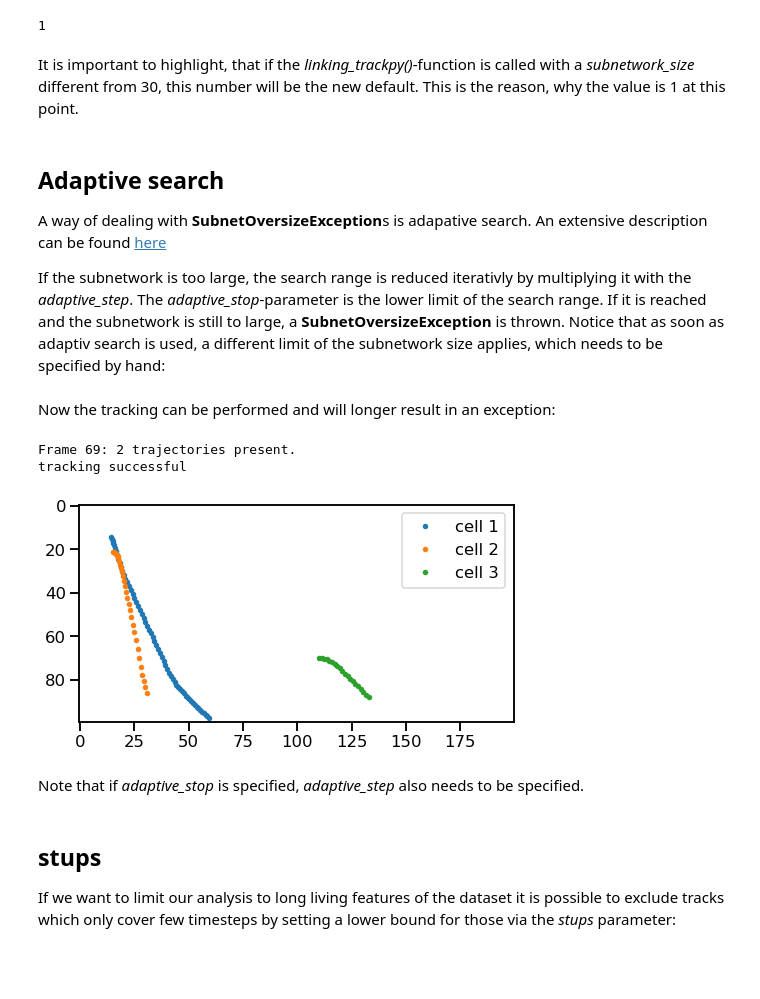
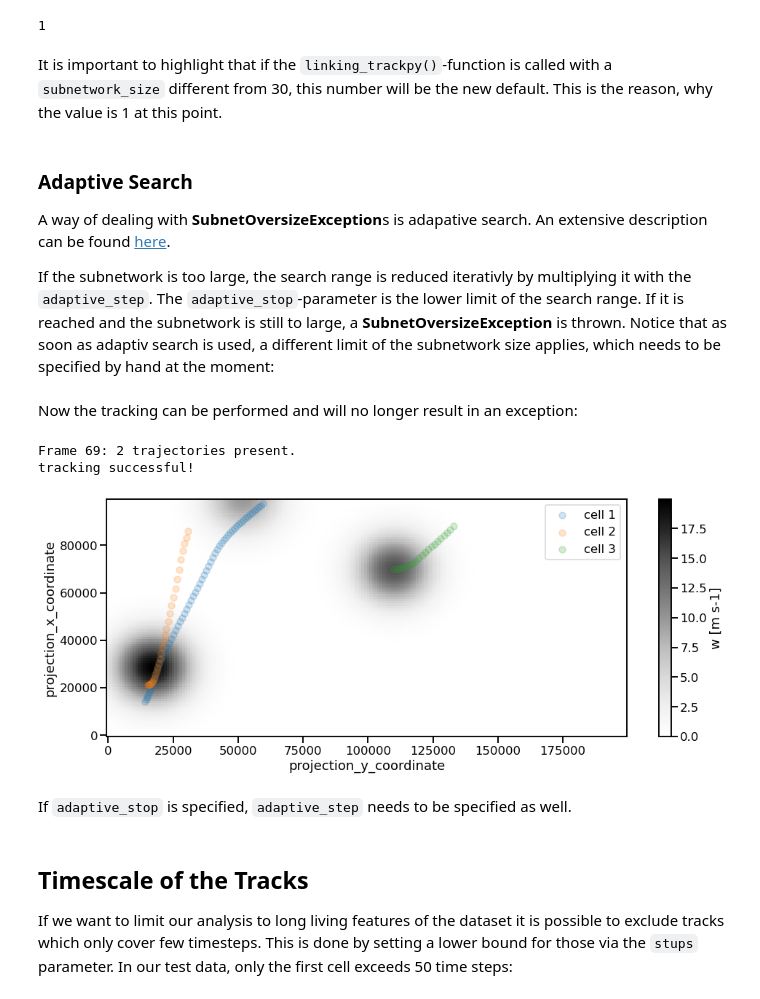
Before and after one commit to tobac-project/tobac-tutorials, a Jupyter notebook: tutorials/Basics/Linking.ipynb, the cells around one changed output. Saved outputs shown, nothing was run; the diff lists cells and outputs as text; code cells hidden in the pictures; blank space fills up the shorter version.

```diff
--- a/tutorials/Basics/Linking.ipynb
+++ b/tutorials/Basics/Linking.ipynb
@@ -17,7 +22,6 @@ Since it has a time dimension, the sample data from the testing utilities is als
 data = tobac.testing.make_sample_data_2D_3blobs_inv()
 dxy, dt = tobac.utils.get_spacings(data)
 features = tobac.themes.tobac_v1.feature_detection_multithreshold(data, dxy, threshold=1)
-mask, features = tobac.themes.tobac_v1.segmentation(features, data, dxy, threshold=1)
 # %% [markdown]
 Now the linking via trackpy can be performed. Notice that the temporal spacing is also a required input this time. Additionally, it is necessary to provide either a maximum speed *v_max* or a maximum search range *d_max*. Here we use a maximum speed of 100 m/s:
 # %%
@@ -168,13 +158,20 @@ in our case.
 # %%
-track = tobac.themes.tobac_v1.linking_trackpy(features, data, dt=dt, dxy=dxy, d_max = 4200)
+track = tobac.themes.tobac_v1.linking_trackpy(features, data, dt=dt, dxy=dxy, d_max = 4200, method_linking='predict')
 
-fig, ax = plt.subplots(ncols = 1, nrows = 1, figsize = (8, 4))
-ax.imshow(data[0], alpha = 0)
+fig, ax = plt.subplots(ncols = 1, nrows = 1, figsize = (16, 6))
 
-for i, cell_track in enumerate(track.groupby('cell')):
-    ax.plot(cell_track[1]['hdim_2'], cell_track[1]['hdim_1'], marker = '.', linestyle = '', label = 'cell {}'.format(i+1))
+data.isel(time=50).plot(ax=ax, cmap = 'Greys')
 
-ax.legend()
-plt.show()
+for i, cell_track in track.groupby('cell'):
+    cell_track.plot.scatter(
+                    y="projection_x_coordinate",
+                    x="projection_y_coordinate",
+                    ax=ax,
+                    marker="o",
+                    alpha=0.2,
+                    label='cell {0}'.format(int(i))
+                )
+
+plt.legend()
 # %% [output]
 Frame 69: 2 trajectories present.
@@ -215,45 +213,52 @@ tp.linking.Linker.MAX_SUB_NET_SIZE
 # %% [output]
 1
 # %% [markdown]
-It is important to highlight, that if the *linking_trackpy()*-function is called with a *subnetwork_size* different from 30, this number will be the new default. This is the reason, why the value is 1 at this point.
+It is important to highlight that if the `linking_trackpy()`-function is called with a `subnetwork_size` different from 30, this number will be the new default. This is the reason, why the value is 1 at this point.
 # %% [markdown]
-## Adaptive search
+### Adaptive Search
 
-A way of dealing with **SubnetOversizeException**s is adapative search. An extensive description can be found [here](https://soft-matter.github.io/trackpy/v0.3.0/tutorial/adaptive-search.html)
+A way of dealing with **SubnetOversizeException**s is adapative search. An extensive description can be found [here](https://soft-matter.github.io/trackpy/v0.3.0/tutorial/adaptive-search.html).
 
-If the subnetwork is too large, the search range is reduced iterativly by multiplying it with the *adaptive_step*. The *adaptive_stop*-parameter is the lower limit of the search range. If it is reached and the subnetwork is still to large, a **SubnetOversizeException** is thrown. Notice that as soon as adaptiv search is used, a different limit of the subnetwork size applies, which needs to be specified by hand:
+If the subnetwork is too large, the search range is reduced iterativly by multiplying it with the `adaptive_step`. The `adaptive_stop`-parameter is the lower limit of the search range. If it is reached and the subnetwork is still to large, a **SubnetOversizeException** is thrown. Notice that as soon as adaptiv search is used, a different limit of the subnetwork size applies, which needs to be specified by hand at the moment:
 # %%
 tp.linking.Linker.MAX_SUB_NET_SIZE_ADAPTIVE = 1
 # %% [markdown]
-Now the tracking can be performed and will longer result in an exception:
+Now the tracking can be performed and will no longer result in an exception:
 # %%
 try:
 
     track = tobac.themes.tobac_v1.linking_trackpy(features, data, dt = dt, dxy = dxy, v_max=1000, adaptive_stop=10, adaptive_step = 0.9)
-    print('tracking successful')
+    print('tracking successful!')
 
-    fig, ax = plt.subplots(ncols = 1, nrows = 1, figsize = (8, 4))
-    ax.imshow(data[0], alpha = 0)
+    fig, ax = plt.subplots(ncols = 1, nrows = 1, figsize = (16, 6))
 
-    for i, cell_track in enumerate(track.groupby('cell')):
-        ax.plot(cell_track[1]['hdim_2'], cell_track[1]['hdim_1'], marker = '.', linestyle = '', label = 'cell {}'.format(i+1))
+    data.isel(time=50).plot(ax=ax, cmap = 'Greys')
 
-    ax.legend()
-    plt.show()
+    for i, cell_track in track.groupby('cell'):
+        cell_track.plot.scatter(
+                    y="projection_x_coordinate",
+                    x="projection_y_coordinate",
+                    ax=ax,
+                    marker="o",
+                    alpha=0.2,
+                    label='cell {0}'.format(int(i))
+                )
+
+    plt.legend()
 
 except SubnetOversizeException as e:
 
-    print('Tracking not possible because {}'.format(e))
+    print('Tracking not possible because the {}'.format(e))
 # %% [output]
 Frame 69: 2 trajectories present.
-tracking successful
+tracking successful!
-[figure, old version]
+[figure, new version]
 # %% [markdown]
-Note that if *adaptive_stop* is specified, *adaptive_step* also needs to be specified.
+If `adaptive_stop` is specified, `adaptive_step` needs to be specified as well.
 # %% [markdown]
-## stups
+## Timescale of the Tracks
 
-If we want to limit our analysis to long living features of the dataset it is possible to exclude tracks which only cover few timesteps by setting a lower bound for those via the *stups* parameter:
+If we want to limit our analysis to long living features of the dataset it is possible to exclude tracks which only cover few timesteps. This is done by setting a lower bound for those via the `stups` parameter. In our test data, only the first cell exceeds 50 time steps:
 # %%
 track = tobac.themes.tobac_v1.linking_trackpy(features, data, dt=dt, dxy=dxy, v_max = 100, stubs = 50)
 
```
Also changed, not shown: parts of 36 cells of this notebook.
